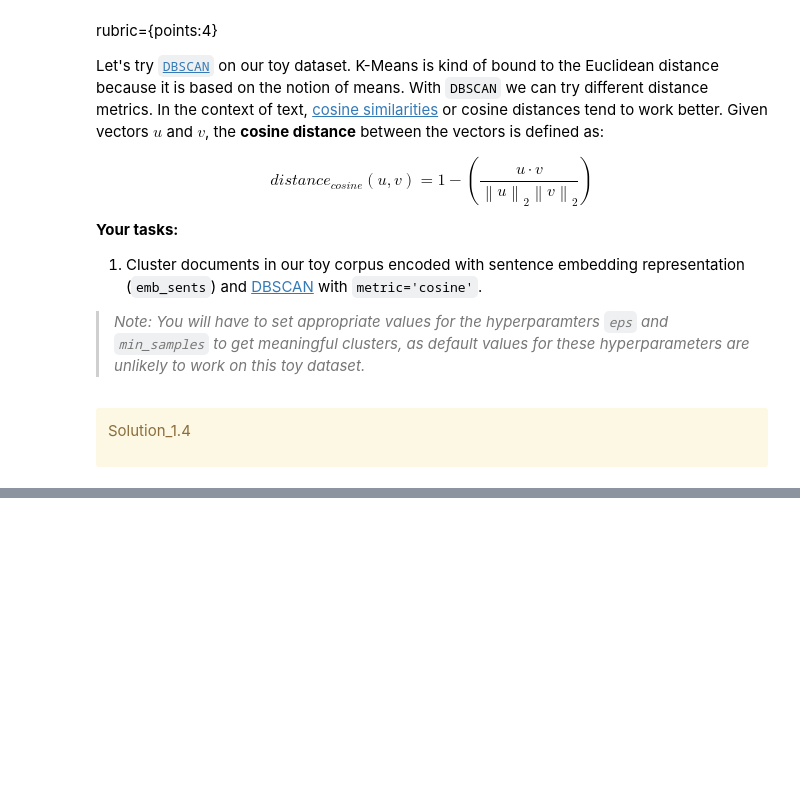
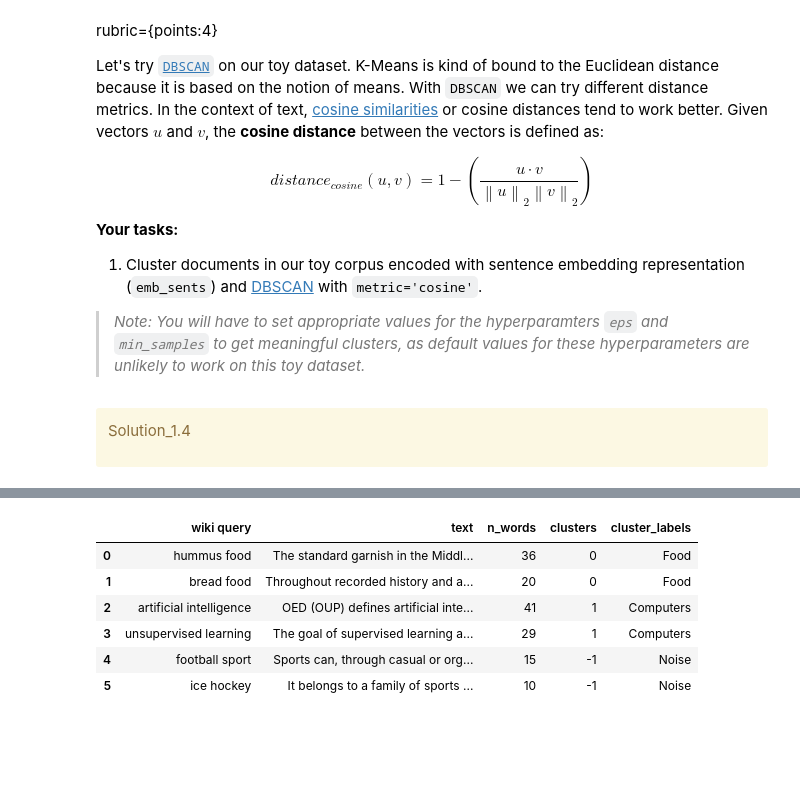
Before and after one commit to rebeccaachang/cpsc330, a Jupyter notebook: hw/hw6/hw6.ipynb, the cells around one changed output, grey strips where cells are left out. Saved outputs shown, nothing was run; the diff lists cells and outputs as text; code cells hidden in the pictures; blank space fills up the shorter version.

```diff
--- a/hw/hw6/hw6.ipynb
+++ b/hw/hw6/hw6.ipynb
@@ -308,3 +309,25 @@ wiki_df_new_embDBSCAN
+# %%
+kmeans_labels_dict = {-1: "Noise", 0: "Food", 1: "Computers", 2: "Sports"}
+#with noise points
+dbscan = DBSCAN(eps=8, min_samples=2)
+# dbscan.fit(emb_sents)
+wiki_df_new_embDBSCAN = wiki_df.copy()
+wiki_df_new_embDBSCAN["clusters"] = dbscan.fit_predict(emb_sents)
+wiki_df_new_embDBSCAN
+
+cluster_labels_embDBSCAN = []
+for row in wiki_df_new_embDBSCAN["clusters"]:
+    cluster_labels_embDBSCAN.append(kmeans_labels_dict[row])
+wiki_df_new_embDBSCAN["cluster_labels"] = cluster_labels_embDBSCAN
+wiki_df_new_embDBSCAN
+# %% [output]
+|  | wiki query | text | n_words | clusters | cluster_labels |
+| 0 | hummus food | The standard garnish in the Middl... | 36 | 0 | Food |
+| 1 | bread food | Throughout recorded history and a... | 20 | 0 | Food |
+| 2 | artificial intelligence | OED (OUP) defines artificial inte... | 41 | 1 | Computers |
+| 3 | unsupervised learning | The goal of supervised learning a... | 29 | 1 | Computers |
+| 4 | football sport | Sports can, through casual or org... | 15 | -1 | Noise |
+| 5 | ice hockey | It belongs to a family of sports ... | 10 | -1 | Noise |
 # %% [markdown]
 <!-- END QUESTION -->
 
```
Also changed, not shown: parts of 4 cells of this notebook.
